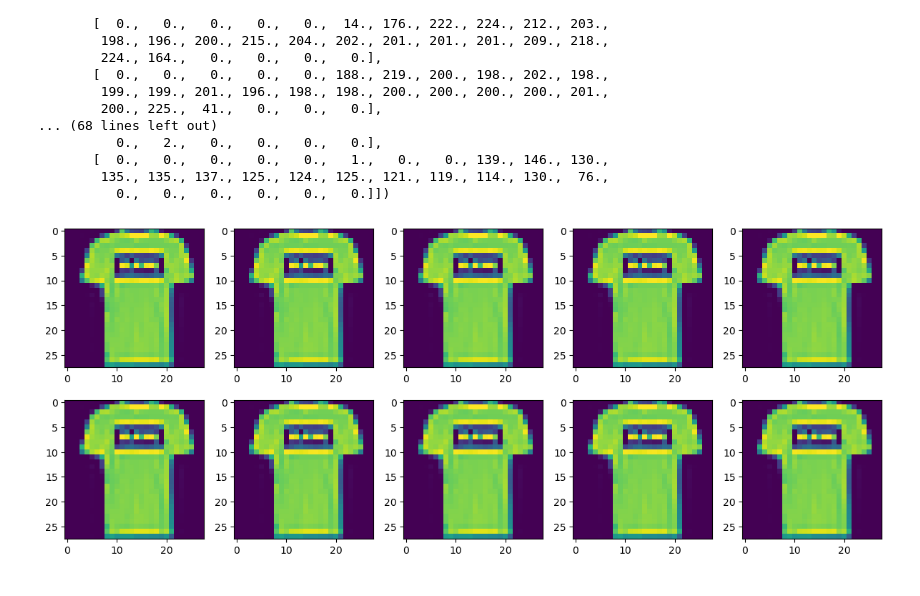
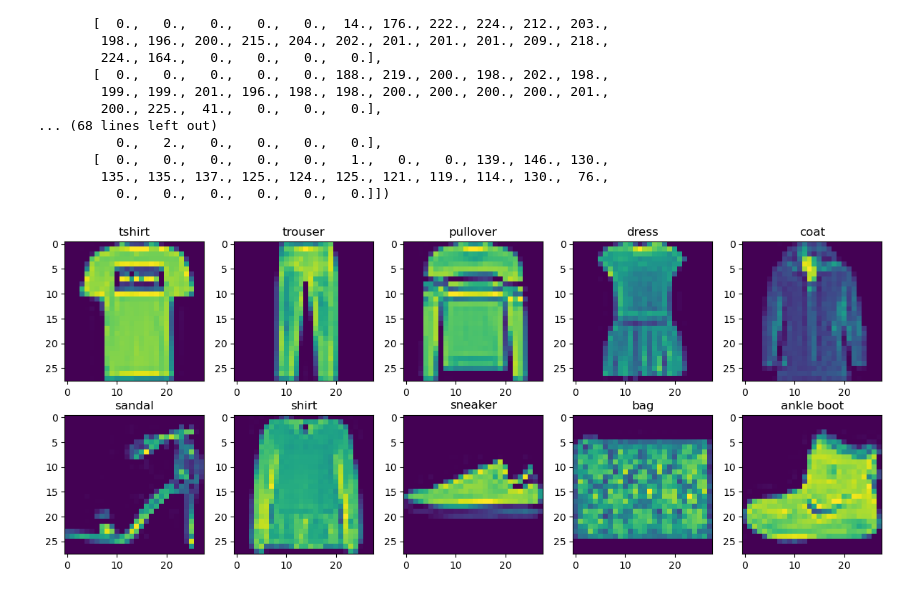
Before and after one commit to Afiq139/Data_Science-AI, a Jupyter notebook: Python_Deep_Learning_&_Artificial_Intelligence/6_Introduction_to_Computer_Vision_with_Deep_Learning/4_Fashion_MNIST_Dataset_Analysis/1_Fashion_MNIST_Dataset_Analysis.ipynb, the cells around one changed output. Drawn from its saved outputs; the diff is of its cells as text; code cells hidden in the pictures.

```diff
--- a/Python_Deep_Learning_&_Artificial_Intelligence/6_Introduction_to_Computer_Vision_with_Deep_Learning/4_Fashion_MNIST_Dataset_Analysis/1_Fashion_MNIST_Dataset_Analysis.ipynb
+++ b/Python_Deep_Learning_&_Artificial_Intelligence/6_Introduction_to_Computer_Vision_with_Deep_Learning/4_Fashion_MNIST_Dataset_Analysis/1_Fashion_MNIST_Dataset_Analysis.ipynb
@@ -185,12 +187,16 @@ array([[  0.,   0.,   0.,   0.,   0.,   1.,   0.,   0.,   0.,   0.,  41.,
         135., 135., 137., 125., 124., 125., 121., 119., 114., 130.,  76.,
           0.,   0.,   0.,   0.,   0.,   0.]])
 # %%
+classes =['tshirt', 'trouser', 'pullover', 'dress', 'coat', 'sandal', 'shirt', 'sneaker', 'bag', 'ankle boot']
+
 for i in class_indices:
-    i = int(i)
-    plt.subplot(2,5, i+1)
-    img = X[y=='0'].iloc[0].to_numpy().reshape(28,28)
+    # i = int(i)
+    plt.subplot(2,5, int(i)+1)
+    # img = X[y=='0'].iloc[0].to_numpy().reshape(28,28)
+    img = X[y==i].iloc[0].to_numpy().reshape(28,28)
     plt.imshow(img)
+    plt.title(classes[int(i)])
 
 plt.tight_layout()
 # %% [output]
-[figure, old version]
+[figure, new version]
```
Also changed, not shown: parts of 1 cell of this notebook.
